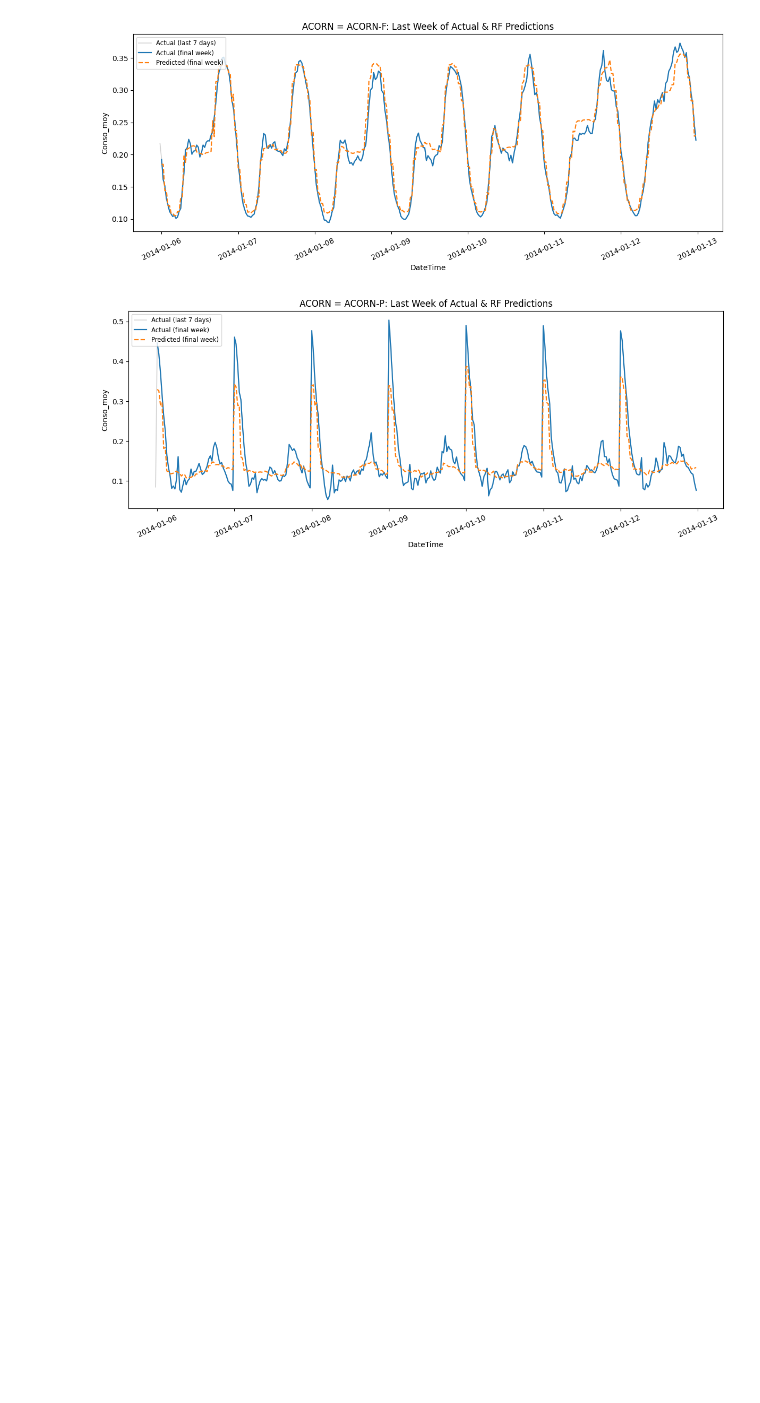
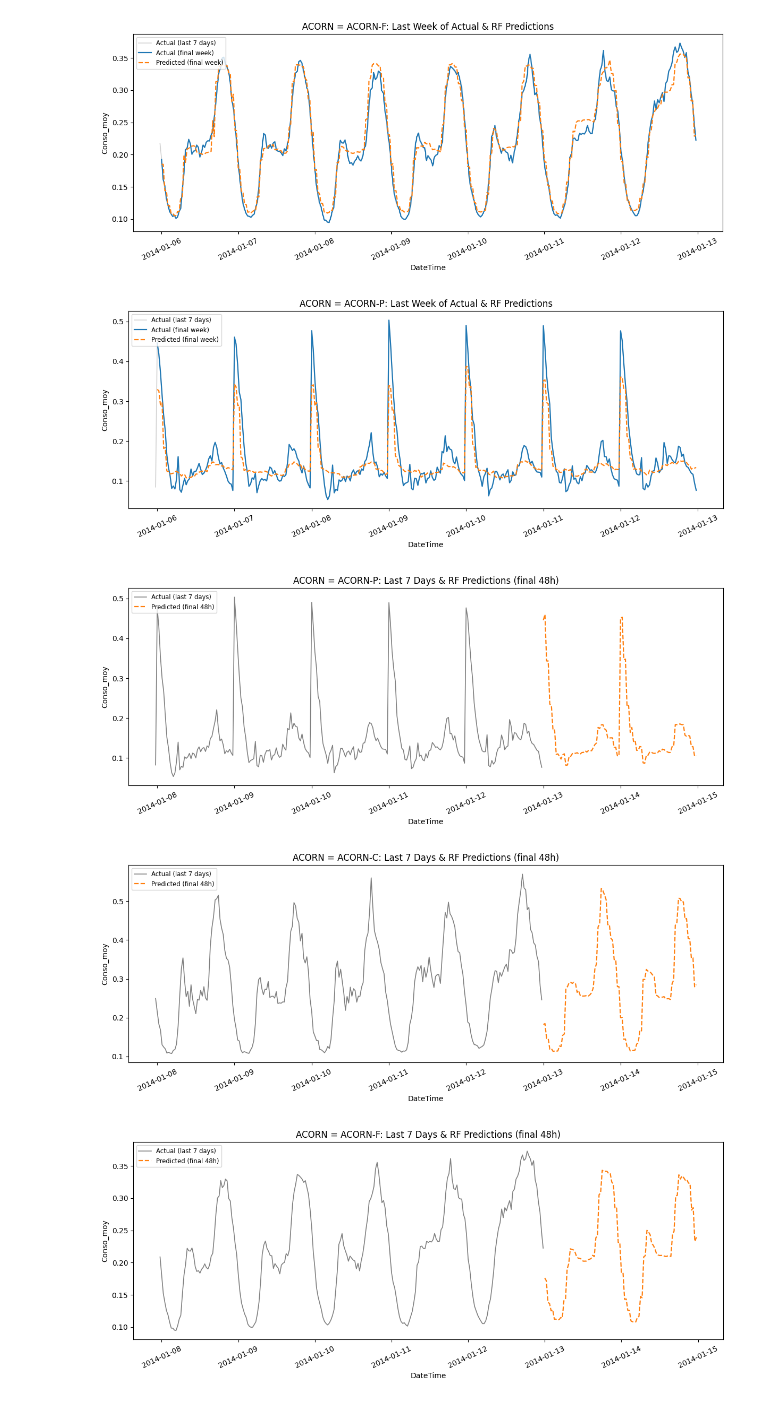
Before and after one commit to thiagonarcizo/Forecast-of-Electricity-Consumption, a Jupyter notebook: notebooks_alexsandro/random_forest.ipynb, the cells around one changed output. Drawn from its saved outputs; the diff is of its cells as text; code cells hidden in the pictures; blank space fills up the shorter version.

```diff
--- a/notebooks_alexsandro/random_forest.ipynb
+++ b/notebooks_alexsandro/random_forest.ipynb
@@ -621,7 +609,7 @@ for acorn_label in df_train["Acorn"].unique():
 
     # 5.5) Run Optuna search for this ACORN
     study = optuna.create_study(direction="minimize")
-    study.optimize(objective, n_trials=50, show_progress_bar=True)
+    study.optimize(objective, n_trials=50, n_jobs=6, show_progress_bar=True)
 
     best_params = study.best_params
     print(f"  → Best params: {best_params}")
@@ -651,7 +639,8 @@ for acorn_label in df_train["Acorn"].unique():
     # 5.9) Compute RMSE / MAE on held‐out week
     rmse_sub = np.sqrt(mean_squared_error(y_test_sub, y_pred_sub))
     mae_sub  = mean_absolute_error(y_test_sub, y_pred_sub)
-    print(f"  → Held‐out week Test RMSE = {rmse_sub:.4f}, MAE = {mae_sub:.4f}")
+    mape_sub  = mean_absolute_percentage_error(y_test_sub, y_pred_sub)
+    print(f"  → Held‐out week Test RMSE = {rmse_sub:.4f}, MAE = {mae_sub:.4f}, MAPE = {100*mape_sub:.4f} %")
 
     # 5.10) Store results
     results_rf[acorn_label] = {
@@ -863,3 +852,13 @@ for acorn_label, info in results_rf.items():
 [figure]
 [figure]
 [figure]
+# %%
+pred_cons = pd.read_parquet(r'..\data\02_processed\parquet\group_4_half_hourly_predict.parquet')
+# %%
+pred_df = create_features(df_weather_hourly, pred_cons)
+# %%
+for acorn_label in pred_df.Acorn.unique():
+    pred_acorn = pred_df[pred_df.Acorn == acorn_label].sort_values(by='DateTime').drop(columns='DateTime')
+    pred_acorn = pred_acorn.drop(columns=['Acorn','day_of_week', 'Conso_moy_predict'])
+    indexes = pred_cons[pred_cons.Acorn == acorn_label].index
+    pred_cons.loc[indexes, 'Conso_moy_predict'] = results_rf[acorn_label]['pipeline'].predict(pred_acorn)
@@ -865,0 +867,38 @@ for acorn_label, info in results_rf.items():
+# %%
+# 6.B) PLOT LAST 7 DAYS WITH FINAL 48h PREDICTIONS
+for acorn_label in pred_df.Acorn.unique():
+    full_group    = df[df["Acorn"] == acorn_label].sort_values("DateTime").reset_index(drop=True)
+    last_timestamp = pred_df["DateTime"].max()
+    one_week_ago   = last_timestamp - pd.Timedelta(days=7)
+    last_week_df   = full_group[full_group["DateTime"] >= one_week_ago].reset_index(drop=True)
+
+    plt.figure(figsize=(12, 5))
+    # Actual last 7 days (gray)
+    plt.plot(
+        last_week_df["DateTime"],
+        last_week_df["Conso_moy"],
+        label="Actual (last 7 days)",
+        color="gray",
+        linewidth=1.2
+    )
+    # Actual final 48h (blue)
+    # Predicted final 48h (dashed orange)
+    plt.plot(
+        pred_cons[pred_cons.Acorn == acorn_label]["DateTime"],
+        pred_cons[pred_cons.Acorn == acorn_label]["Conso_moy_predict"],
+        label="Predicted (final 48h)",
+        color="C1",
+        linestyle="--",
+        linewidth=1.6
+    )
+    plt.xlabel("DateTime")
+    plt.ylabel("Conso_moy")
+    plt.title(f"ACORN = {acorn_label}: Last 7 Days & RF Predictions (final 48h)")
+    plt.legend(loc="upper left", fontsize="small")
+    plt.xticks(rotation=25)
+    plt.tight_layout()
+    plt.show()
+# %% [output]
+[figure, added]
+[figure, added]
+[figure, added]
```
Also changed, not shown: parts of 7 cells of this notebook, 5 other files.
